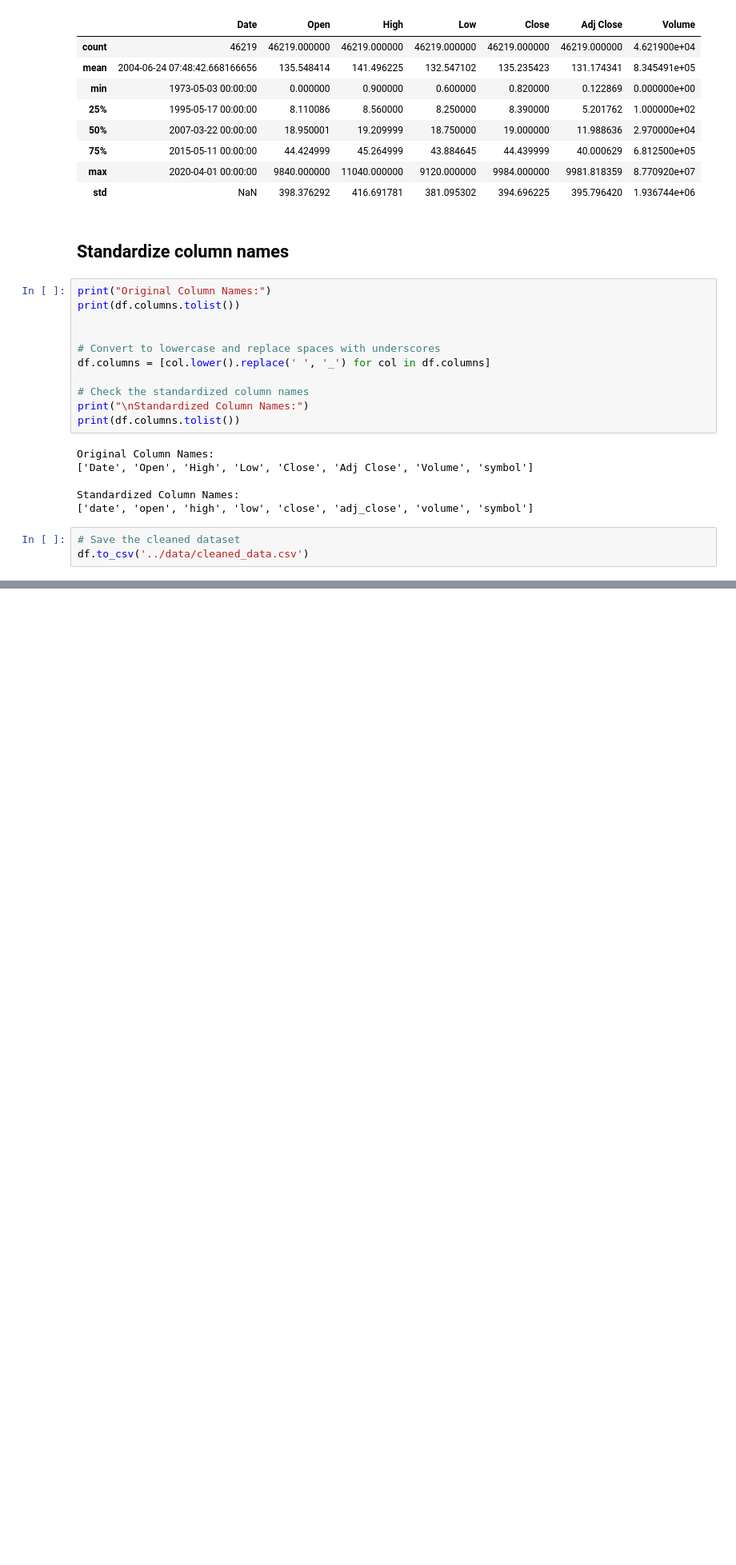
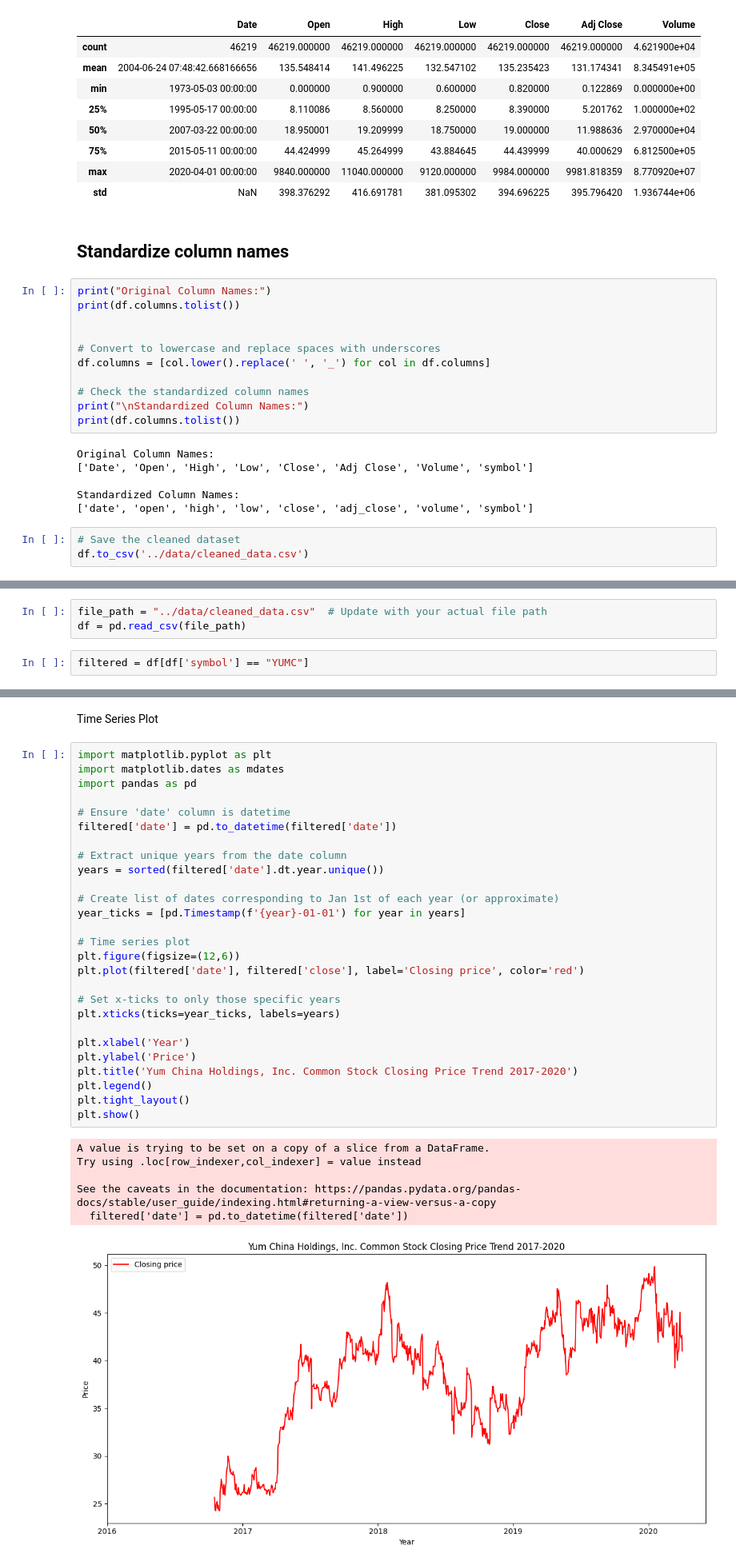
Before and after one commit to b-kenneth/Group3-Week1-Lab, a Jupyter notebook: notebooks/stock_price_analysis.ipynb, the cells around one changed output, grey strips where cells are left out. Shown: that part at 80% size. Cells and saved outputs as stored; diff of their text form; blank space fills up the shorter version.

Commit message:
Added visualization

```diff
--- a/notebooks/stock_price_analysis.ipynb
+++ b/notebooks/stock_price_analysis.ipynb
@@ -260,0 +306,5 @@ df.to_csv('../data/cleaned_data.csv')
+# %%
+file_path = "../data/cleaned_data.csv"  # Update with your actual file path
+df = pd.read_csv(file_path)
+# %%
+filtered = df[df['symbol'] == "YUMC"]
@@ -260,0 +327,36 @@ df.to_csv('../data/cleaned_data.csv')
+# %% [markdown]
+Time Series Plot
+# %%
+import matplotlib.pyplot as plt
+import matplotlib.dates as mdates
+import pandas as pd
+
+# Ensure 'date' column is datetime
+filtered['date'] = pd.to_datetime(filtered['date'])
+
+# Extract unique years from the date column
+years = sorted(filtered['date'].dt.year.unique())
+
+# Create list of dates corresponding to Jan 1st of each year (or approximate)
+year_ticks = [pd.Timestamp(f'{year}-01-01') for year in years]
+
+# Time series plot
+plt.figure(figsize=(12,6))
+plt.plot(filtered['date'], filtered['close'], label='Closing price', color='red')
+
+# Set x-ticks to only those specific years
+plt.xticks(ticks=year_ticks, labels=years)
+
+plt.xlabel('Year')
+plt.ylabel('Price')
+plt.title('Yum China Holdings, Inc. Common Stock Closing Price Trend 2017-2020')
+plt.legend()
+plt.tight_layout()
+plt.show()
+# %% [output]
+A value is trying to be set on a copy of a slice from a DataFrame.
+Try using .loc[row_indexer,col_indexer] = value instead
+
+See the caveats in the documentation: https://pandas.pydata.org/pandas-docs/stable/user_guide/indexing.html#returning-a-view-versus-a-copy
+  filtered['date'] = pd.to_datetime(filtered['date'])
+[figure, added]
```
Also changed, not shown: parts of 7 cells of this notebook.
